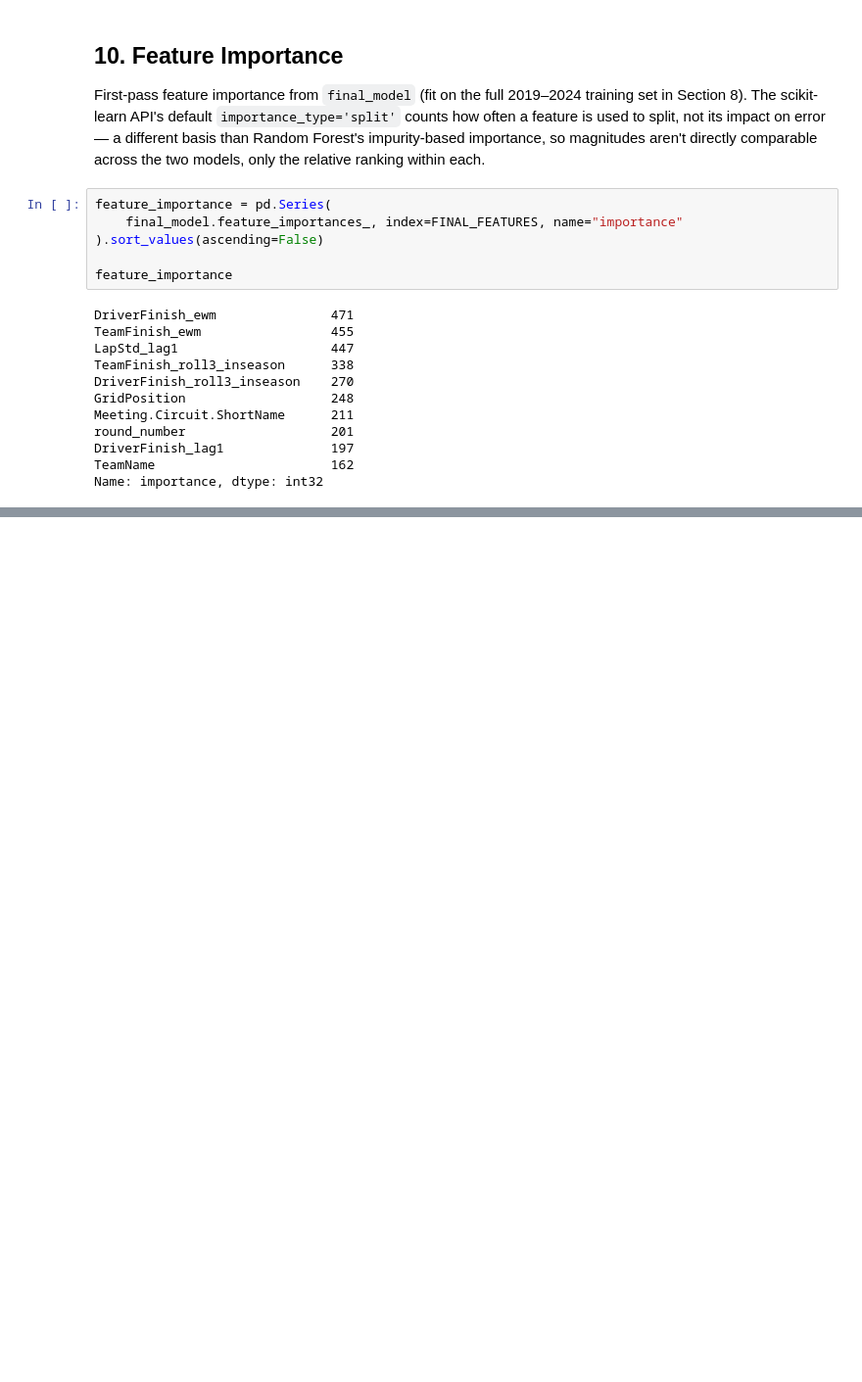
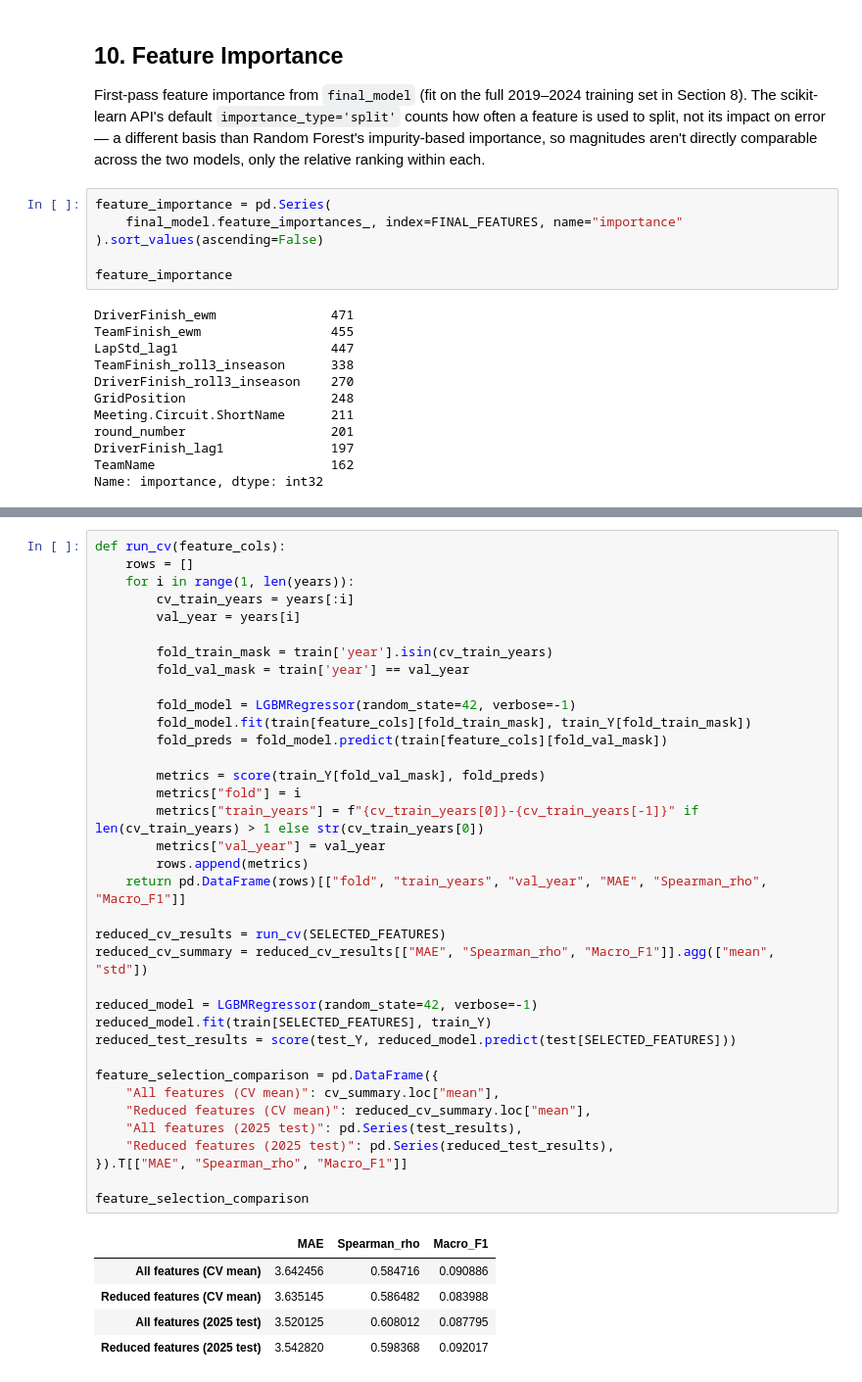
Before and after one commit to swaroopnayak1/f1-pit-wall, a Jupyter notebook: pipeline/model/lightgbm.ipynb, the cells around one changed output, grey strips where cells are left out. Shown at 98% size. Cells and saved outputs as stored; diff of their text form; blank space fills up the shorter version.

```diff
--- a/pipeline/model/lightgbm.ipynb
+++ b/pipeline/model/lightgbm.ipynb
@@ -209,2 +285,44 @@ Name: importance, dtype: int32
+# %%
+def run_cv(feature_cols):
+    rows = []
+    for i in range(1, len(years)):
+        cv_train_years = years[:i]
+        val_year = years[i]
+
+        fold_train_mask = train['year'].isin(cv_train_years)
+        fold_val_mask = train['year'] == val_year
+
+        fold_model = LGBMRegressor(random_state=42, verbose=-1)
+        fold_model.fit(train[feature_cols][fold_train_mask], train_Y[fold_train_mask])
+        fold_preds = fold_model.predict(train[feature_cols][fold_val_mask])
+
+        metrics = score(train_Y[fold_val_mask], fold_preds)
+        metrics["fold"] = i
+        metrics["train_years"] = f"{cv_train_years[0]}-{cv_train_years[-1]}" if len(cv_train_years) > 1 else str(cv_train_years[0])
+        metrics["val_year"] = val_year
+        rows.append(metrics)
+    return pd.DataFrame(rows)[["fold", "train_years", "val_year", "MAE", "Spearman_rho", "Macro_F1"]]
+
+reduced_cv_results = run_cv(SELECTED_FEATURES)
+reduced_cv_summary = reduced_cv_results[["MAE", "Spearman_rho", "Macro_F1"]].agg(["mean", "std"])
+
+reduced_model = LGBMRegressor(random_state=42, verbose=-1)
+reduced_model.fit(train[SELECTED_FEATURES], train_Y)
+reduced_test_results = score(test_Y, reduced_model.predict(test[SELECTED_FEATURES]))
+
+feature_selection_comparison = pd.DataFrame({
+    "All features (CV mean)": cv_summary.loc["mean"],
+    "Reduced features (CV mean)": reduced_cv_summary.loc["mean"],
+    "All features (2025 test)": pd.Series(test_results),
+    "Reduced features (2025 test)": pd.Series(reduced_test_results),
+}).T[["MAE", "Spearman_rho", "Macro_F1"]]
+
+feature_selection_comparison
+# %% [output]
+|  | MAE | Spearman_rho | Macro_F1 |
+| All features (CV mean) | 3.642456 | 0.584716 | 0.090886 |
+| Reduced features (CV mean) | 3.635145 | 0.586482 | 0.083988 |
+| All features (2025 test) | 3.520125 | 0.608012 | 0.087795 |
+| Reduced features (2025 test) | 3.542820 | 0.598368 | 0.092017 |
 # %% [markdown]
 ## 11. Save Results
```
Also changed, not shown: parts of 9 cells of this notebook, 7 other files.
